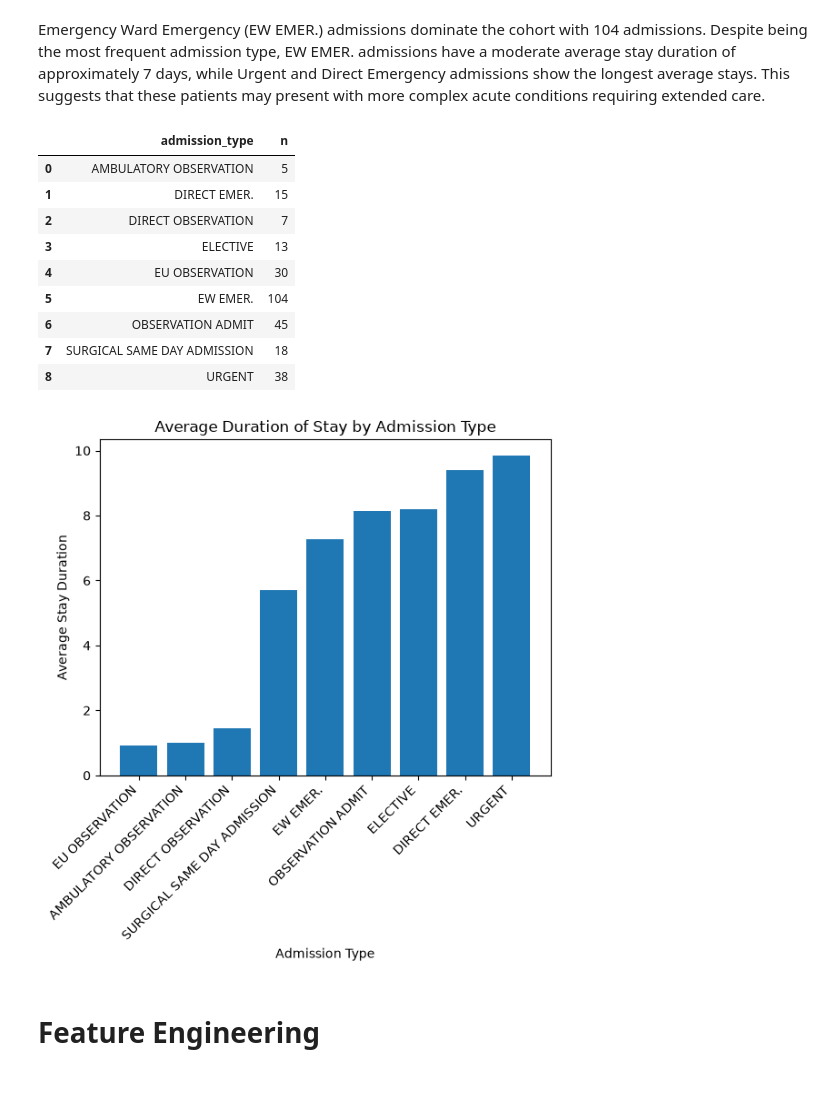
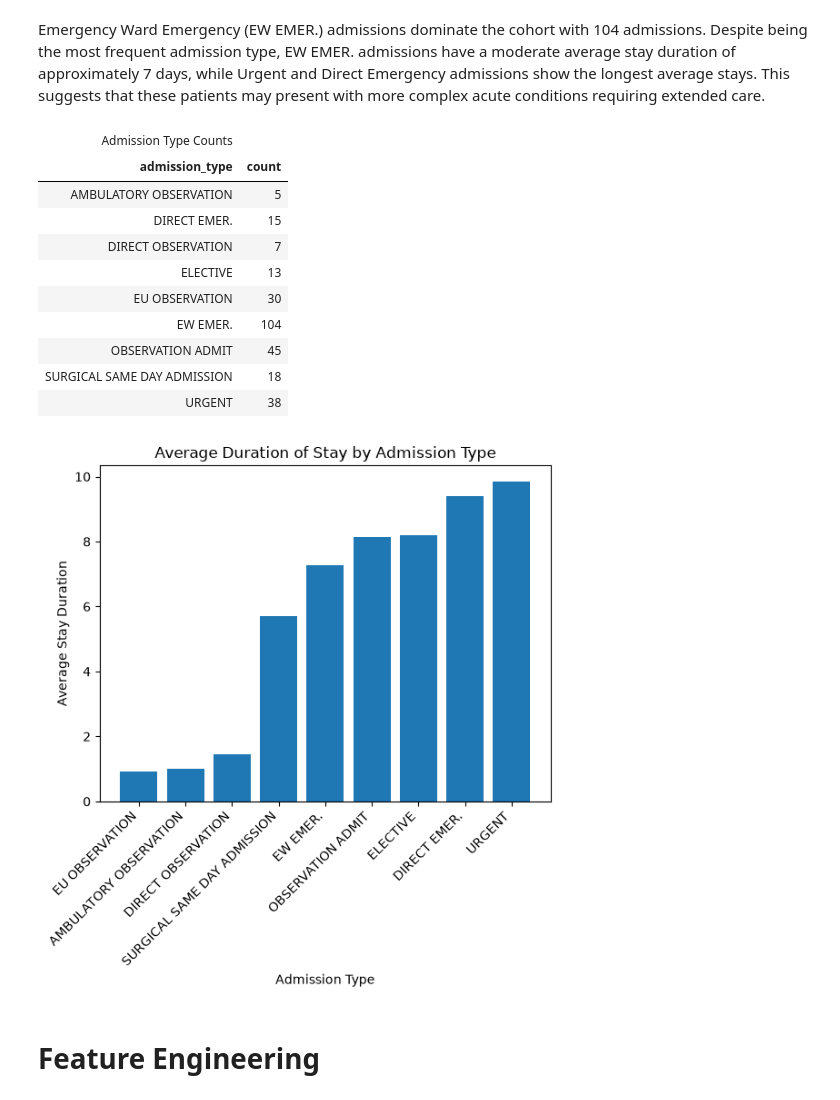
Before and after one commit to jguo2673/MIMIC-IV-EDA, a Jupyter notebook: proj.ipynb, the cells around one changed output. Saved outputs shown, nothing was run; the diff lists cells and outputs as text; code cells hidden in the pictures.

```diff
--- a/proj.ipynb
+++ b/proj.ipynb
@@ -174,40 +243,46 @@ plt.show()
 Emergency Ward Emergency (EW EMER.) admissions dominate the cohort with 104 admissions. Despite being the most frequent admission type, EW EMER. admissions have a moderate average stay duration of approximately 7 days, while Urgent and Direct Emergency admissions show the longest average stays. This suggests that these patients may present with more complex acute conditions requiring extended care.
 # %%
 # dist of admission types
-admissions = pd.read_sql("SELECT admission_type, COUNT(*) AS n FROM hosp_admissions GROUP BY admission_type", conn)
-display(admissions)
+admissions = pd.read_sql("SELECT admission_type, COUNT(*) AS count FROM hosp_admissions GROUP BY admission_type", conn)
+admissions_table = (GT(admissions)
+ .tab_header(
+     title="Admission Type Counts"
+ )
+)
+display(admissions_table)
 
 # remove table for tests
 conn.execute("DROP TABLE IF EXISTS dur_by_type")
 
 # compare avg stay times for each type of admission
 conn.execute("""CREATE TABLE IF NOT EXISTS dur_by_type AS
              SELECT admission_type, AVG(stay_duration) as avg
              FROM (SELECT admission_type, (julianday(dischtime) - julianday(admittime)) AS stay_duration FROM hosp_admissions)
              GROUP BY admission_type
              ORDER BY avg
              """)
 
 duration_by_type = pd.read_sql("SELECT * FROM dur_by_type", conn)
 
 
 plt.bar(duration_by_type["admission_type"], duration_by_type["avg"])
 plt.title("Average Duration of Stay by Admission Type")
 plt.xlabel("Admission Type")
 plt.ylabel("Average Stay Duration")
 plt.xticks(rotation=45, ha="right")
 plt.show()
 # %% [output]
-|  | admission_type | n |
-| 0 | AMBULATORY OBSERVATION | 5 |
-| 1 | DIRECT EMER. | 15 |
-| 2 | DIRECT OBSERVATION | 7 |
-| 3 | ELECTIVE | 13 |
-| 4 | EU OBSERVATION | 30 |
-| 5 | EW EMER. | 104 |
-| 6 | OBSERVATION ADMIT | 45 |
-| 7 | SURGICAL SAME DAY ADMISSION | 18 |
-| 8 | URGENT | 38 |
+| Admission Type Counts |  |
+| admission_type | count |
+| AMBULATORY OBSERVATION | 5 |
+| DIRECT EMER. | 15 |
+| DIRECT OBSERVATION | 7 |
+| ELECTIVE | 13 |
+| EU OBSERVATION | 30 |
+| EW EMER. | 104 |
+| OBSERVATION ADMIT | 45 |
+| SURGICAL SAME DAY ADMISSION | 18 |
+| URGENT | 38 |
 [figure]
 # %% [markdown]
 # Feature Engineering
```
Also changed, not shown: parts of 8 cells of this notebook, 1 other file.
